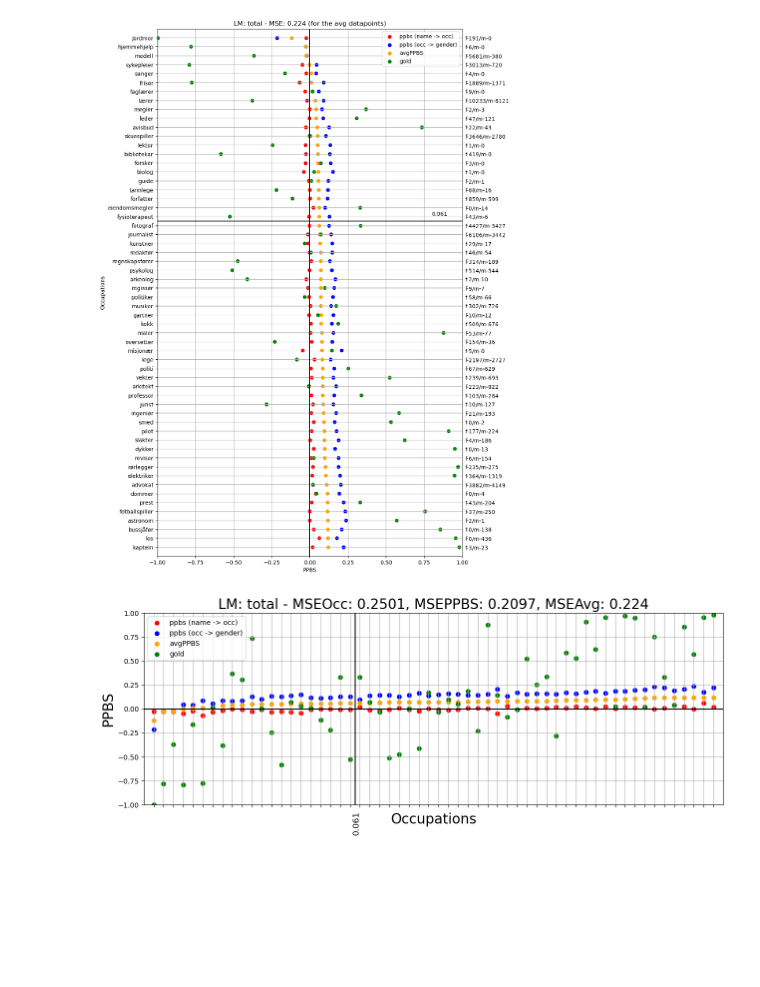
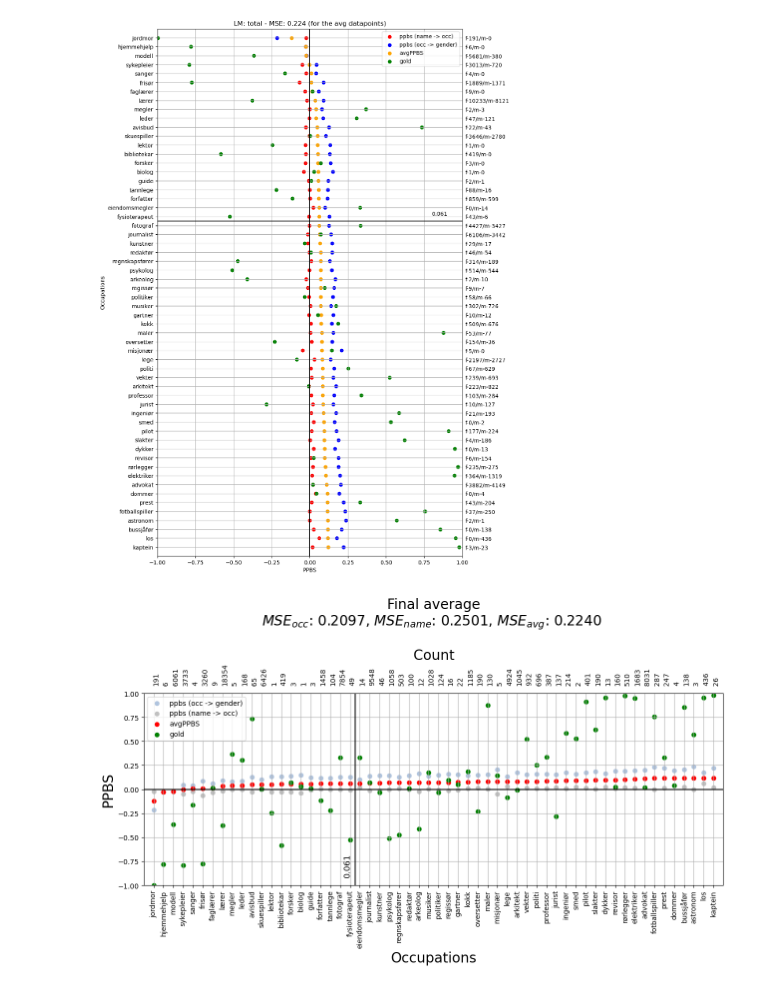
Before and after one commit to Johnneeee/masterThesis, a Jupyter notebook: displayPPBS-OCC/comparePPBSOcc.ipynb, the cells around one changed output. Saved outputs shown, nothing was run; the diff lists cells and outputs as text; code cells hidden in the pictures; blank space fills up the shorter version.

```diff
--- a/displayPPBS-OCC/comparePPBSOcc.ipynb
+++ b/displayPPBS-OCC/comparePPBSOcc.ipynb
@@ -137,13 +137,14 @@ def findMiddle2(ls):
         if ls[i] > 0:
             return(i-0.5)
 
-def readData2(fileOcc,filePPBS, gold = False): #-> [[att, count,ygold, ypredocc, ypredppbs, avgppbs]]
+def readData2(fileOcc,filePPBS, gold = False): #-> [[att, count, ygold, ypredocc, ypredppbs, avgppbs]]
     data = [] # atts, ygold, ypredocc, ypredppbs, avgppbs
     with open(fileOcc, mode ='r', encoding="UTF-8")as file:
         csvFile = csv.reader(file, delimiter = ";")
         next(csvFile)
         for lines in csvFile:
-            data.append([lines[0],f"f-{lines[1]}/m-{lines[2]}",float(lines[6]),float(lines[5])])
+            data.append([lines[0],f"{int(lines[1]) + int(lines[2])}",float(lines[6]),float(lines[5])])
+            # data.append([lines[0],f"f-{lines[1]}/m-{lines[2]}",float(lines[6]),float(lines[5])])
 
     with open(filePPBS, mode ='r', encoding="UTF-8")as file:
         csvFile = csv.reader(file, delimiter = ";")
@@ -167,47 +168,54 @@ def plotdata2(data,name, gold = False):
     yPredPPBS = [x[4] for x in data]
     avgPPBS = [x[5] for x in data]
     # plt.figure(figsize=(10,len(atts) * 0.3))
     # y_positions = range(len(atts))
 
     x_positions = range(len(atts))
     plt.figure(figsize=(15,5))
 
     if not gold:
-        plt.scatter(x_positions, yPredOcc, color='red', label='ppbs (name -> occ)')
-        plt.scatter(x_positions, yPredPPBS, color='blue', label='ppbs (occ -> gender)')
-        plt.scatter(x_positions, avgPPBS, color='orange', label='avgPPBS')
-        mseOcc = round(mean_squared_error(yGold,yPredOcc),4)
-        msePPBS = round(mean_squared_error(yGold,yPredPPBS),4)
-        mseAvg = round(mean_squared_error(yGold,avgPPBS),4)
-        plt.title(f"LM: {name} - MSEOcc: {mseOcc}, MSEPPBS: {msePPBS}, MSEAvg: {mseAvg}", fontsize = 20)
+        plt.scatter(x_positions, yPredPPBS, color='lightsteelblue', label='ppbs (occ -> gender)')
+        plt.scatter(x_positions, yPredOcc, color='silver', label='ppbs (name -> occ)')
+        plt.scatter(x_positions, avgPPBS, color='red', label='avgPPBS')
+        msePPBS = f"{mean_squared_error(yGold,yPredPPBS):0.4f}"
+        mseOcc = f"{mean_squared_error(yGold,yPredOcc):0.4f}"
+        mseAvg = f"{mean_squared_error(yGold,avgPPBS):0.4f}"
+
+        plt.title(f"{name}", y=1.42, fontsize=20)##
+        mseOccName = "$MSE_{occ}$"
+        mseNameName = "$MSE_{name}$"
+        mseAvgName = "$MSE_{avg}$"
+        plt.suptitle(t=f"{mseOccName}: {msePPBS}, {mseNameName}: {mseOcc}, {mseAvgName}: {mseAvg}\n\n Count",x=0.51,y=1.2, fontsize=20) ##
+        # plt.suptitle(t=f"MSE (occ): {msePPBS}, MSE (name): {mseOcc}, MSE (average): {mseAvg}\n\n Count",x=0.51,y=1.2, fontsize=20) ##
+        # plt.title(f"LM: {name} - MSEOcc: {mseOcc}, MSEPPBS: {msePPBS}, MSEAvg: {mseAvg}", fontsize = 20)
     else:
-        plt.title(f"LM: {name}", fontsize = 20)
+        plt.title(f"{name}", y=1.42, fontsize=20)##
 
-    # plt.scatter(x_positions, yPredOcc, color='red', label='ppbs (name -> occ)')
-    # plt.scatter(x_positions, yPredPPBS, color='blue', label='ppbs (occ -> gender)')
-    # plt.scatter(x_positions, avgPPBS, color='orange', label='avgPPBS')
     plt.scatter(x_positions, yGold, color='green', label='gold')
 
     # # Customize the y-axis to show only labels
-    plt.xticks(ticks=x_positions, labels=["" for _ in range(len(atts))])
+    # plt.xticks(ticks=x_positions, labels=["" for _ in range(len(atts))])
+    plt.xticks(ticks=x_positions, labels=atts,rotation=90)
     plt.ylim(-1,1)
     plt.xlim(-1,len(atts))
 
     # # Add labels, title, and legend
     plt.ylabel('PPBS', fontsize = 20)
     plt.xlabel('Occupations', fontsize = 20)
     plt.legend()
 
+    for x, att in enumerate(atts):
+        plt.text(x-0.1, 1.1, counts[x], fontsize=10, rotation=90)
+
     # grid
     plt.grid()
     middle = findMiddle2(yGold)
     plt.axhline(color='black')
     plt.axvline(middle, color='black')
-    plt.text(middle-0.25,-1.3, f"{round((avgPPBS[int(middle + 0.5)] + avgPPBS[int(middle - 0.5)])/2,3)}",rotation=90, fontsize=12)
+    plt.text(middle-(len(atts)/50),-0.9, f"{round((avgPPBS[int(middle + 0.5)] + avgPPBS[int(middle - 0.5)])/2,3)}",rotation=90, fontsize=12)
 
-data2 = readData2("../probeOcc/data/total/totalFiltered_occ.csv",
-                "../probePPBS/data/total/total_ppbs.csv") # read data from file
-plotdata2(data2, "total") # Plot the data
+data2 = readData2("../probeOcc/data/total/totalFiltered_occ.csv", "../probePPBS/data/total/total_ppbs.csv") # read data from file
+plotdata2(data2, "Final average") # Plot the data
 plt.show()
 # %% [output]
-[figure, old version]
+[figure, new version]
```
